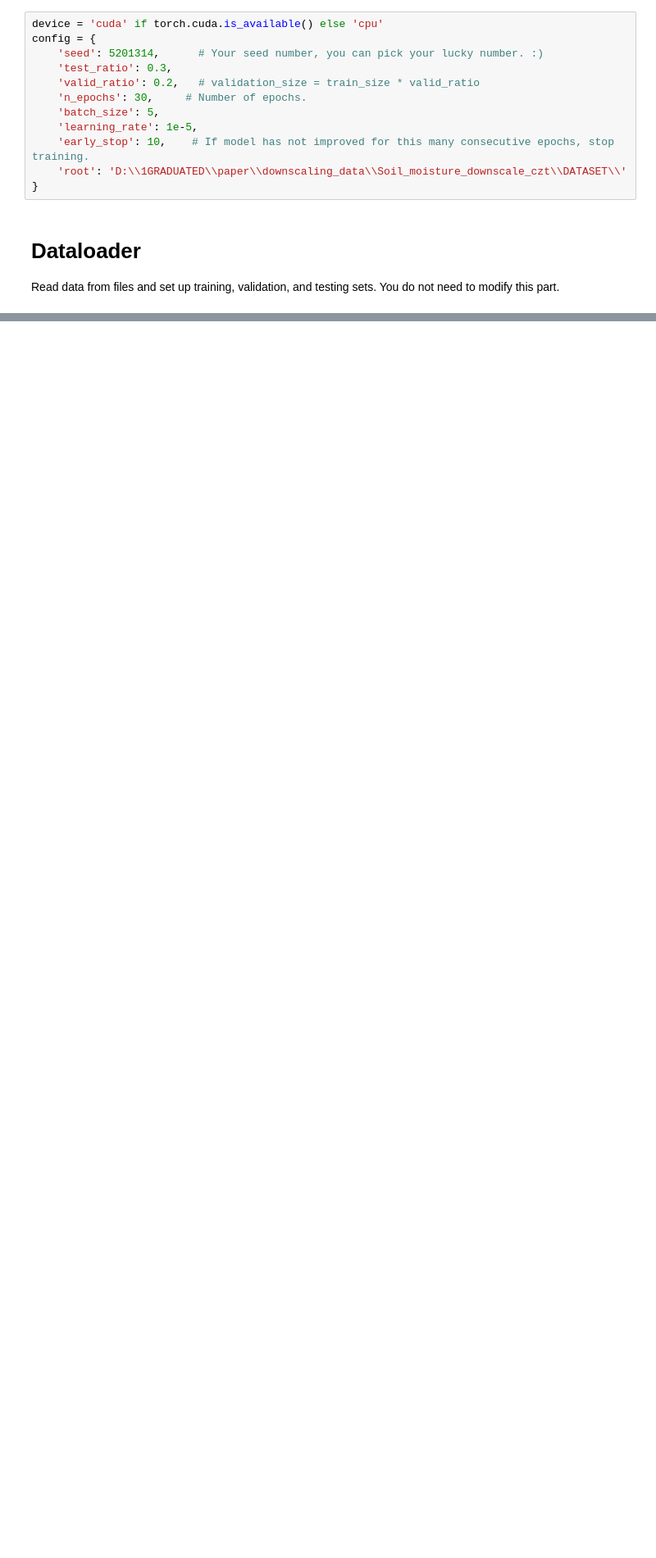
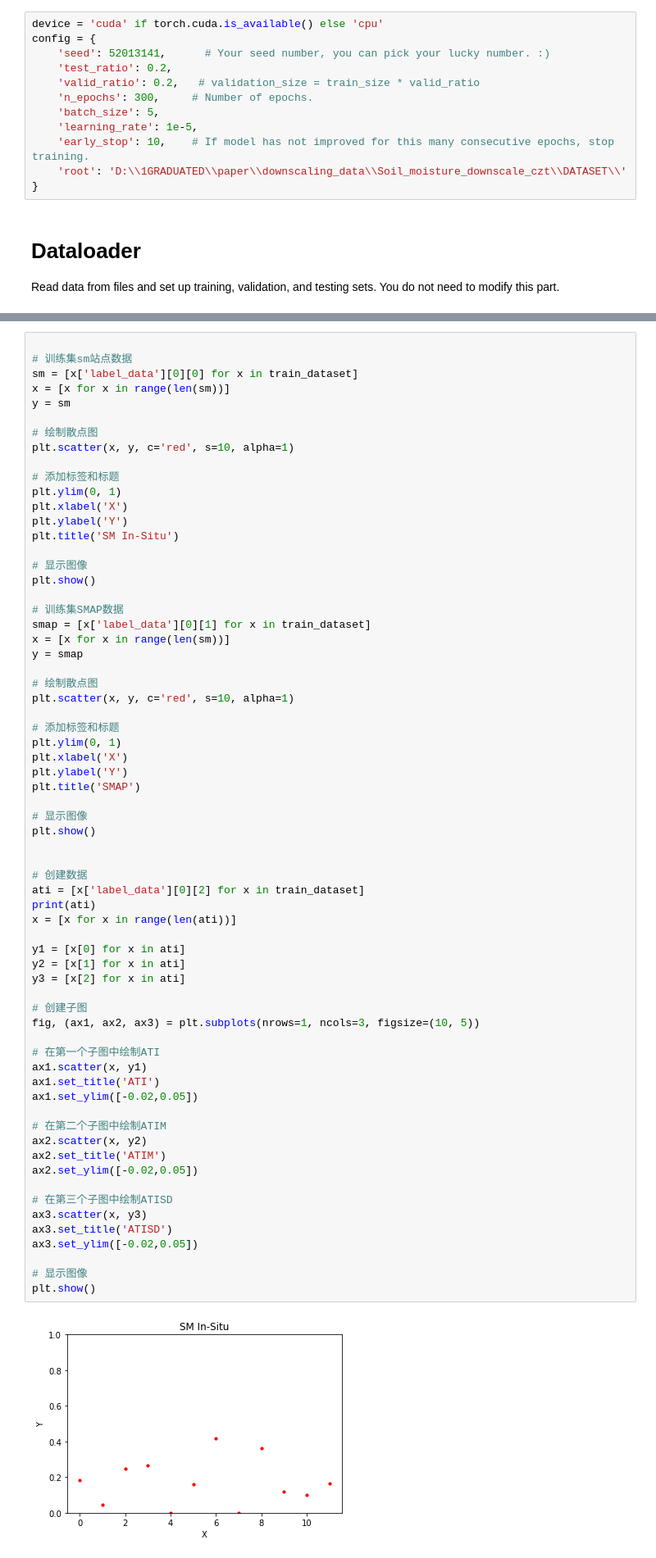
Before and after one commit to jianersswl/SM_Downscaling_Hybrid, a Jupyter notebook: DNN/DNN_TEST.ipynb, the cells around one changed output, grey strips where cells are left out. Shown at 82% size. Cells and saved outputs as stored; diff of their text form; blank space fills up the shorter version.

Commit message:
add HDF2TIFF and visualization of training dataset

```diff
--- a/DNN/DNN_TEST.ipynb
+++ b/DNN/DNN_TEST.ipynb
@@ -289,10 +291,10 @@ def trainer(train_loader, valid_loader, model, config, device):
 # %%
 device = 'cuda' if torch.cuda.is_available() else 'cpu'
 config = {
-    'seed': 5201314,      # Your seed number, you can pick your lucky number. :)
-    'test_ratio': 0.3,
+    'seed': 52013141,      # Your seed number, you can pick your lucky number. :)
+    'test_ratio': 0.2,
     'valid_ratio': 0.2,   # validation_size = train_size * valid_ratio
-    'n_epochs': 30,     # Number of epochs.
+    'n_epochs': 300,     # Number of epochs.
     'batch_size': 5,
     'learning_rate': 1e-5,
     'early_stop': 10,    # If model has not improved for this many consecutive epochs, stop training.
@@ -326,0 +351,68 @@ test_loader = DataLoader(test_dataset, batch_size=config['batch_size'], shuffle=
+# %%
+
+# 训练集sm站点数据
+sm = [x['label_data'][0][0] for x in train_dataset]
+x = [x for x in range(len(sm))]
+y = sm
+
+# 绘制散点图
+plt.scatter(x, y, c='red', s=10, alpha=1)
+
+# 添加标签和标题
+plt.ylim(0, 1)
+plt.xlabel('X')
+plt.ylabel('Y')
+plt.title('SM In-Situ')
+
+# 显示图像
+plt.show()
+
+# 训练集SMAP数据
+smap = [x['label_data'][0][1] for x in train_dataset]
+x = [x for x in range(len(sm))]
+y = smap
+
+# 绘制散点图
+plt.scatter(x, y, c='red', s=10, alpha=1)
+
+# 添加标签和标题
+plt.ylim(0, 1)
+plt.xlabel('X')
+plt.ylabel('Y')
+plt.title('SMAP')
+
+# 显示图像
+plt.show()
+
+
+# 创建数据
+ati = [x['label_data'][0][2] for x in train_dataset]
+print(ati)
+x = [x for x in range(len(ati))]
+
+y1 = [x[0] for x in ati]
+y2 = [x[1] for x in ati]
+y3 = [x[2] for x in ati]
+
+# 创建子图
+fig, (ax1, ax2, ax3) = plt.subplots(nrows=1, ncols=3, figsize=(10, 5))
+
+# 在第一个子图中绘制ATI
+ax1.scatter(x, y1)
+ax1.set_title('ATI')
+ax1.set_ylim([-0.02,0.05])
+
+# 在第二个子图中绘制ATIM
+ax2.scatter(x, y2)
+ax2.set_title('ATIM')
+ax2.set_ylim([-0.02,0.05])
+
+# 在第三个子图中绘制ATISD
+ax3.scatter(x, y3)
+ax3.set_title('ATISD')
+ax3.set_ylim([-0.02,0.05])
+
+# 显示图像
+plt.show()
+# %% [output]
+[figure, added]
```
Also changed, not shown: parts of 10 cells of this notebook, 3 other files.
